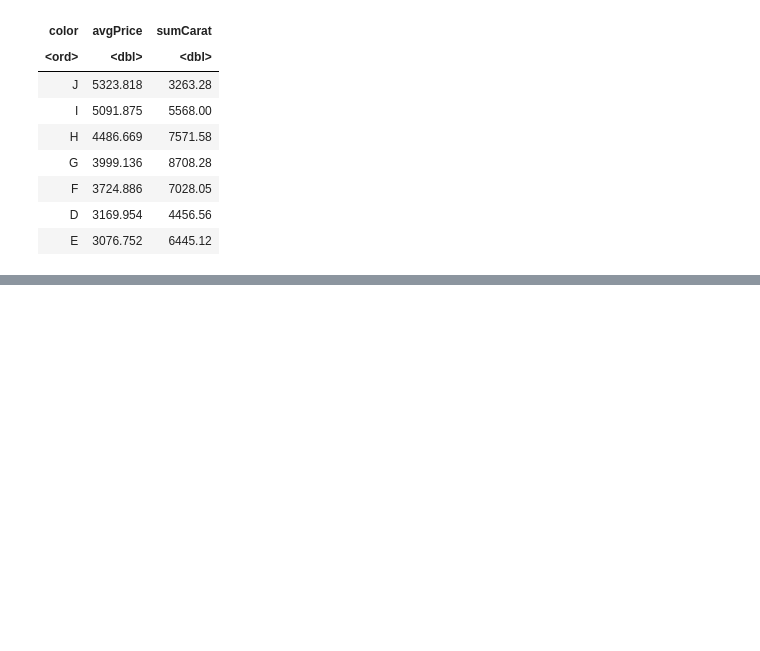
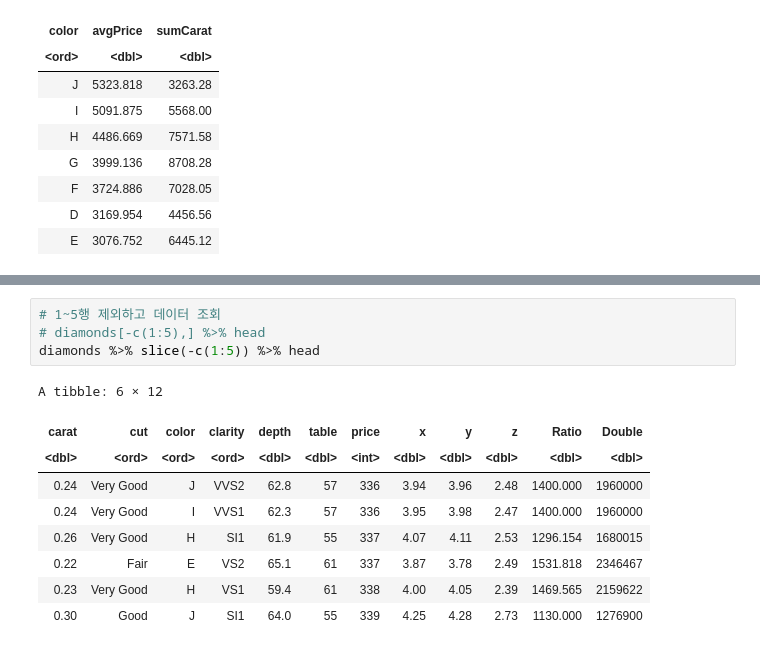
Before and after one commit to gyujin0450/Rstudy, a Jupyter notebook: 303_문제풀기.ipynb, the cells around one changed output, grey strips where cells are left out. Drawn from its saved outputs; the diff is of its cells as text; blank space fills up the shorter version.

```diff
--- a/303_문제풀기.ipynb
+++ b/303_문제풀기.ipynb
@@ -219,0 +395,14 @@ A tibble: 7 × 3
+# %%
+# 1~5행 제외하고 데이터 조회
+# diamonds[-c(1:5),] %>% head
+diamonds %>% slice(-c(1:5)) %>% head
+# %% [output]
+A tibble: 6 × 12
+| carat | cut | color | clarity | depth | table | price | x | y | z | Ratio | Double |
+| <dbl> | <ord> | <ord> | <ord> | <dbl> | <dbl> | <int> | <dbl> | <dbl> | <dbl> | <dbl> | <dbl> |
+| 0.24 | Very Good | J | VVS2 | 62.8 | 57 | 336 | 3.94 | 3.96 | 2.48 | 1400.000 | 1960000 |
+| 0.24 | Very Good | I | VVS1 | 62.3 | 57 | 336 | 3.95 | 3.98 | 2.47 | 1400.000 | 1960000 |
+| 0.26 | Very Good | H | SI1 | 61.9 | 55 | 337 | 4.07 | 4.11 | 2.53 | 1296.154 | 1680015 |
+| 0.22 | Fair | E | VS2 | 65.1 | 61 | 337 | 3.87 | 3.78 | 2.49 | 1531.818 | 2346467 |
+| 0.23 | Very Good | H | VS1 | 59.4 | 61 | 338 | 4.00 | 4.05 | 2.39 | 1469.565 | 2159622 |
+| 0.30 | Good | J | SI1 | 64.0 | 55 | 339 | 4.25 | 4.28 | 2.73 | 1130.000 | 1276900 |
```
Also changed, not shown: parts of 15 cells of this notebook.
